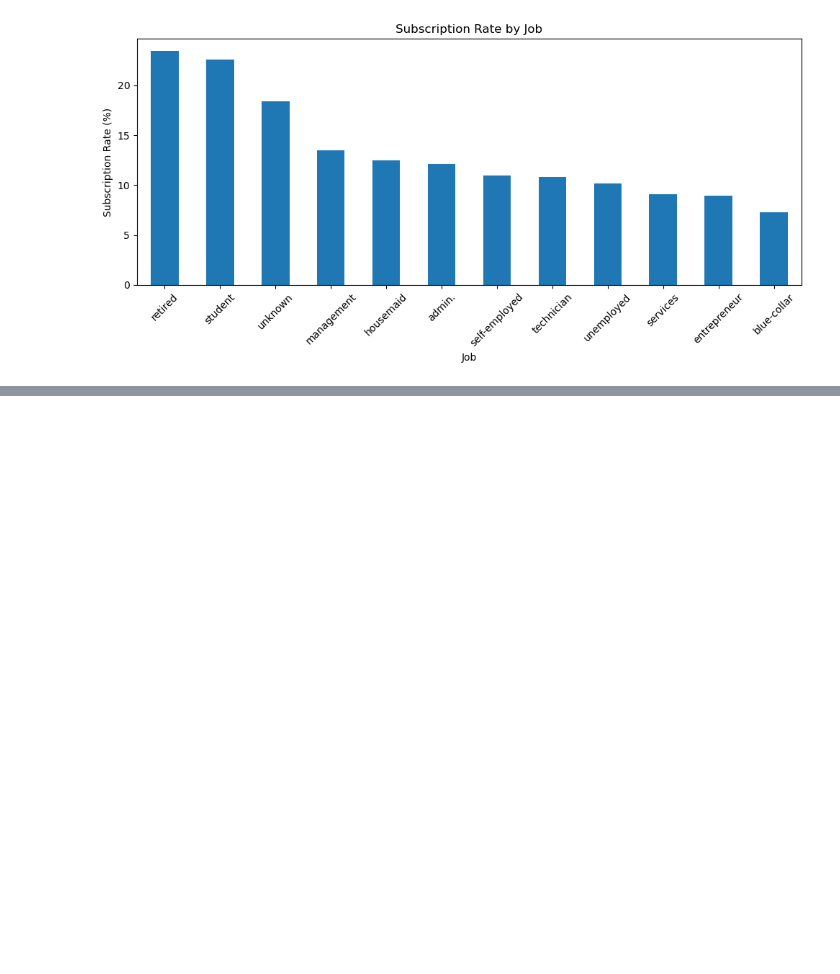
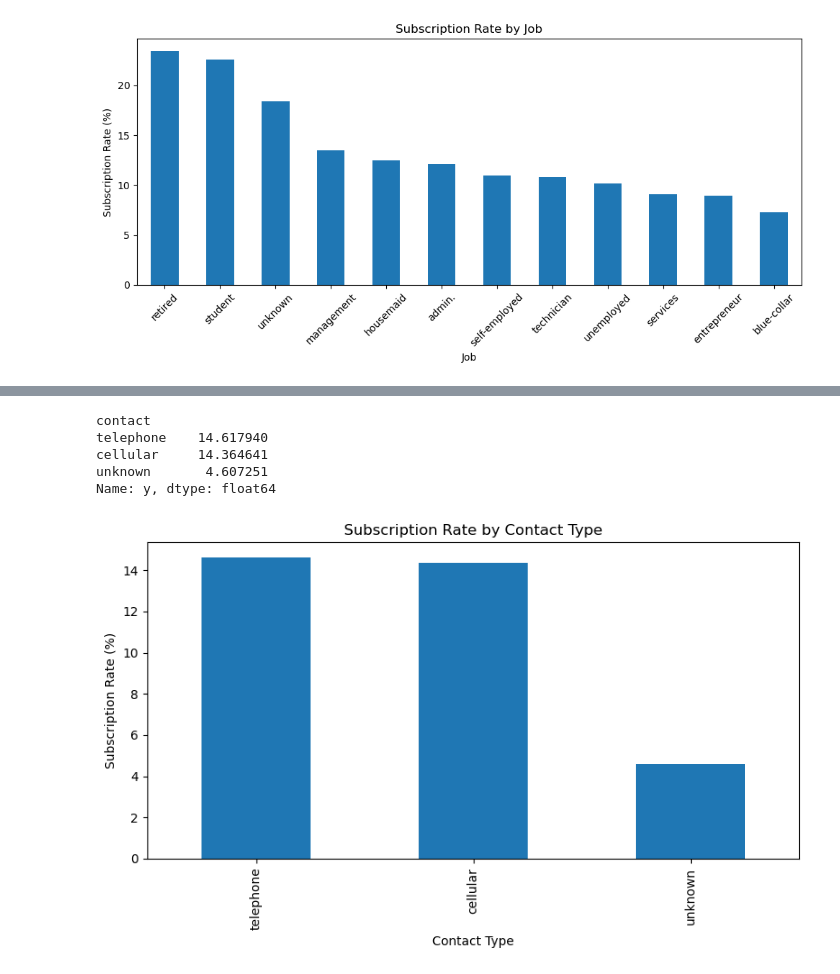
Before and after one commit to ali84mlk/tabular-ml-study, a Jupyter notebook: notebooks/01_initial_exploration.ipynb, the cells around one changed output, grey strips where cells are left out. Cells and saved outputs as stored; diff of their text form; code cells hidden in the pictures; blank space fills up the shorter version.

```diff
--- a/notebooks/01_initial_exploration.ipynb
+++ b/notebooks/01_initial_exploration.ipynb
@@ -192,0 +256,28 @@ plt.show()
+# %%
+contact_subscription = (
+    df.groupby("contact")["y"]
+      .apply(lambda x: (x == "yes").mean() * 100)
+      .sort_values(ascending=False)
+)
+
+contact_subscription
+# %% [output]
+contact
+telephone    14.617940
+cellular     14.364641
+unknown       4.607251
+Name: y, dtype: float64
+# %%
+contact_subscription.plot(
+    kind="bar",
+    figsize=(8, 5)
+)
+
+plt.title("Subscription Rate by Contact Type")
+plt.xlabel("Contact Type")
+plt.ylabel("Subscription Rate (%)")
+
+plt.tight_layout()
+plt.show()
+# %% [output]
+[figure, added]
```
Also changed, not shown: parts of 8 cells of this notebook.
